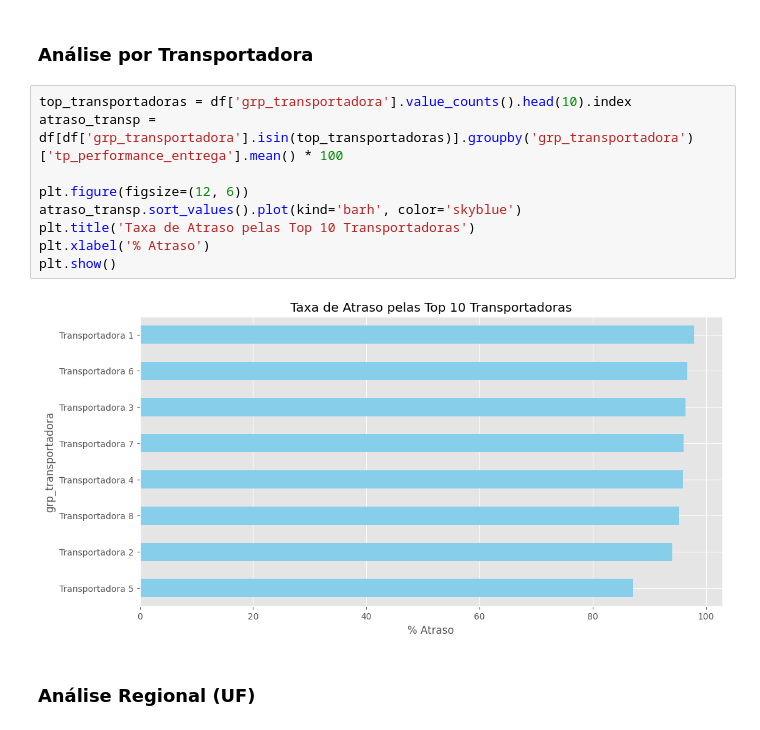
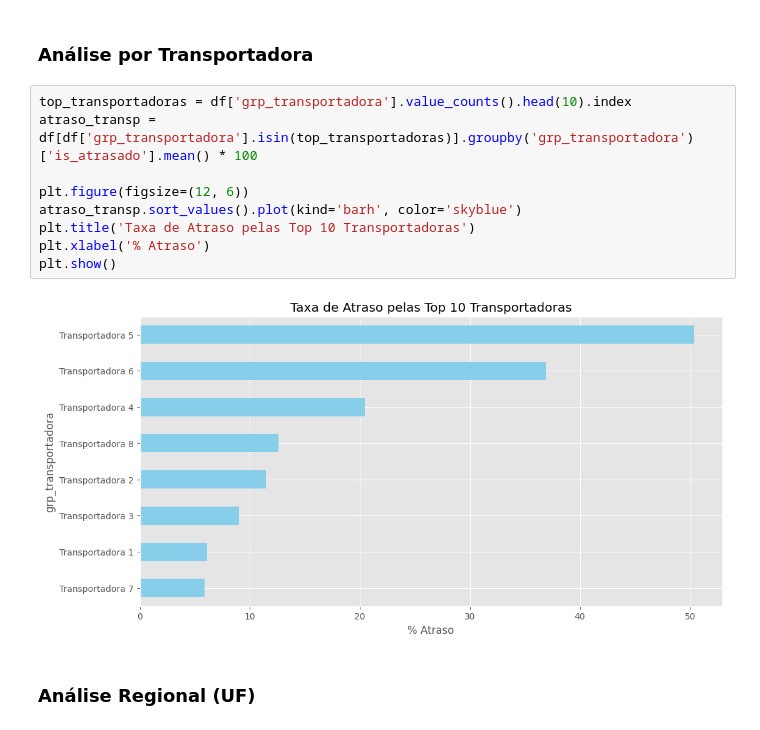
Before and after one commit to tashima42/user-experience-ciencia-de-dados, a Jupyter notebook: deep_analysis.ipynb, the cells around one changed output. Cells and saved outputs as stored; diff of their text form.

```diff
--- a/deep_analysis.ipynb
+++ b/deep_analysis.ipynb
@@ -175,15 +175,15 @@ Taxa de atraso entre 17h e 18h: 27.24%
 ### Análise por Transportadora
 # %%
 top_transportadoras = df['grp_transportadora'].value_counts().head(10).index
-atraso_transp = df[df['grp_transportadora'].isin(top_transportadoras)].groupby('grp_transportadora')['tp_performance_entrega'].mean() * 100
+atraso_transp = df[df['grp_transportadora'].isin(top_transportadoras)].groupby('grp_transportadora')['is_atrasado'].mean() * 100
 
 plt.figure(figsize=(12, 6))
 atraso_transp.sort_values().plot(kind='barh', color='skyblue')
 plt.title('Taxa de Atraso pelas Top 10 Transportadoras')
 plt.xlabel('% Atraso')
 plt.show()
 # %% [output]
-[figure, old version]
+[figure, new version]
 # %% [markdown]
 ### Análise Regional (UF)
 # %%
```
Also changed, not shown: parts of 5 cells of this notebook.
